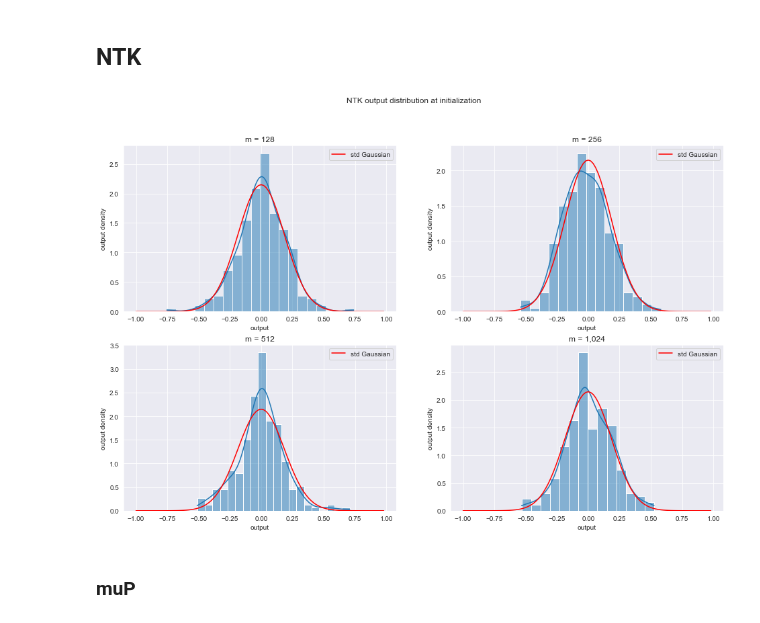
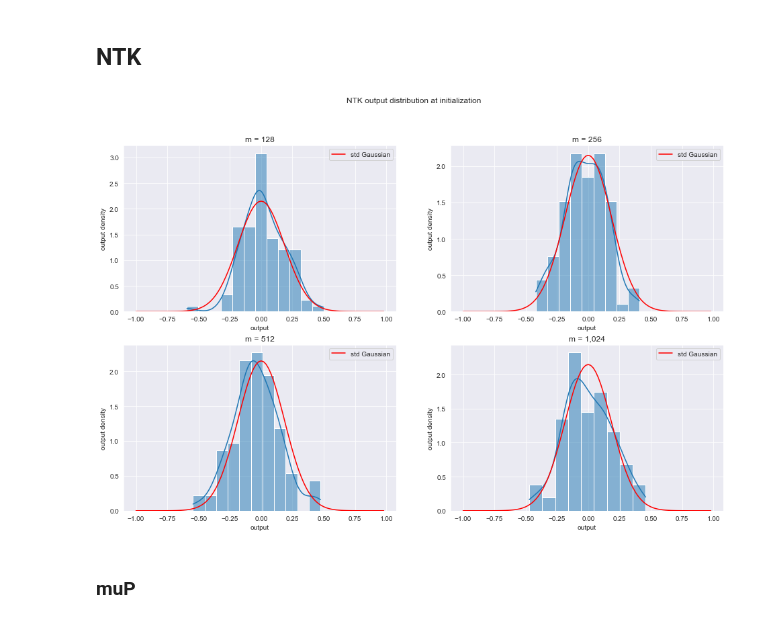
Before and after one commit to karl-hajjar/wide-networks, a Jupyter notebook: pytorch/notebooks/abc_parameterizations/initialization/plot-fc-models-init.ipynb, the cells around one changed output. Saved outputs shown, nothing was run; the diff lists cells and outputs as text; code cells hidden in the pictures.

```diff
--- a/pytorch/notebooks/abc_parameterizations/initialization/plot-fc-models-init.ipynb
+++ b/pytorch/notebooks/abc_parameterizations/initialization/plot-fc-models-init.ipynb
@@ -45,13 +42,13 @@ x = 2 * torch.rand(base_model_config.architecture["input_size"], requires_grad=F
 # %% [markdown]
 ## NTK
 # %%
-ntk_n_trials = 250
+ntk_n_trials = 100
 ntk_widths = [128, 256, 512, 1024]
 fig_path = os.path.join(FIGURES_DIR, 'ntk_outputs_dist_L={}.png'.format(L))
 plot_init_outputs_dist(fig_path, 'NTK', ntk.FCNTK, ntk_n_trials, ntk_widths, base_model_config, x=x,
                        figsize=(16,10))
 # %% [output]
-[figure, old version]
+[figure, new version]
 # %% [markdown]
 ### muP
 # %%
```
Also changed, not shown: parts of 9 cells of this notebook, 8 other files.
